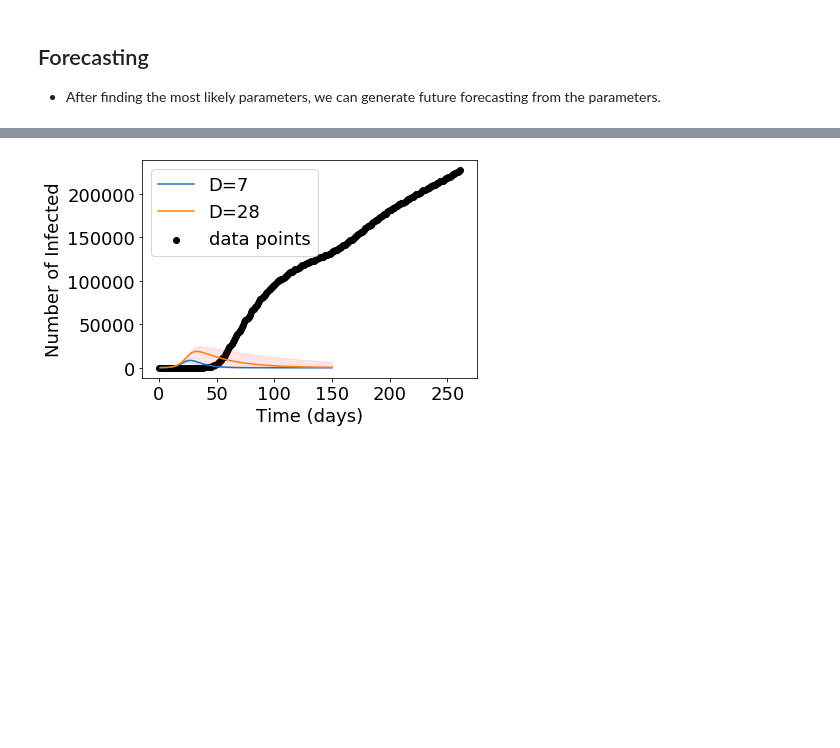
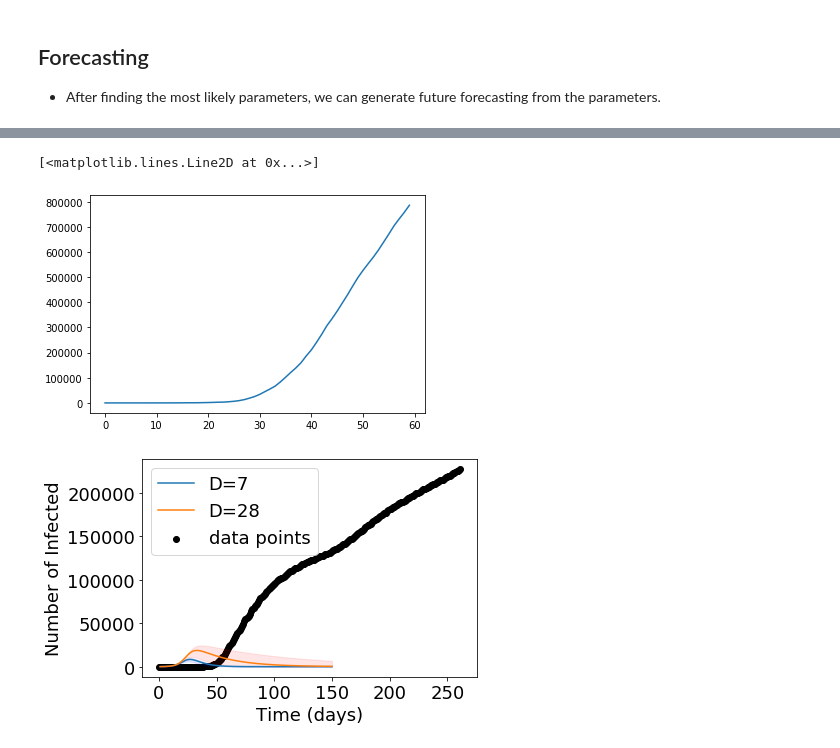
Before and after one commit to wendyw1999/epidemiology_capstone_project, a Jupyter notebook: notebooks/Stimulation 2.ipynb, the cells around one changed output, grey strips where cells are left out. Cells and saved outputs as stored; diff of their text form; code cells hidden in the pictures; blank space fills up the shorter version.

```diff
--- a/notebooks/Stimulation 2.ipynb
+++ b/notebooks/Stimulation 2.ipynb
@@ -204,3 +418,8 @@ plt.show()
+# %%
+plt.plot(i)
+# %% [output]
+[<matplotlib.lines.Line2D at 0x...>]
+[figure, added]
 # %%
 
 
```
Also changed, not shown: parts of 14 cells of this notebook, 4 other files.
